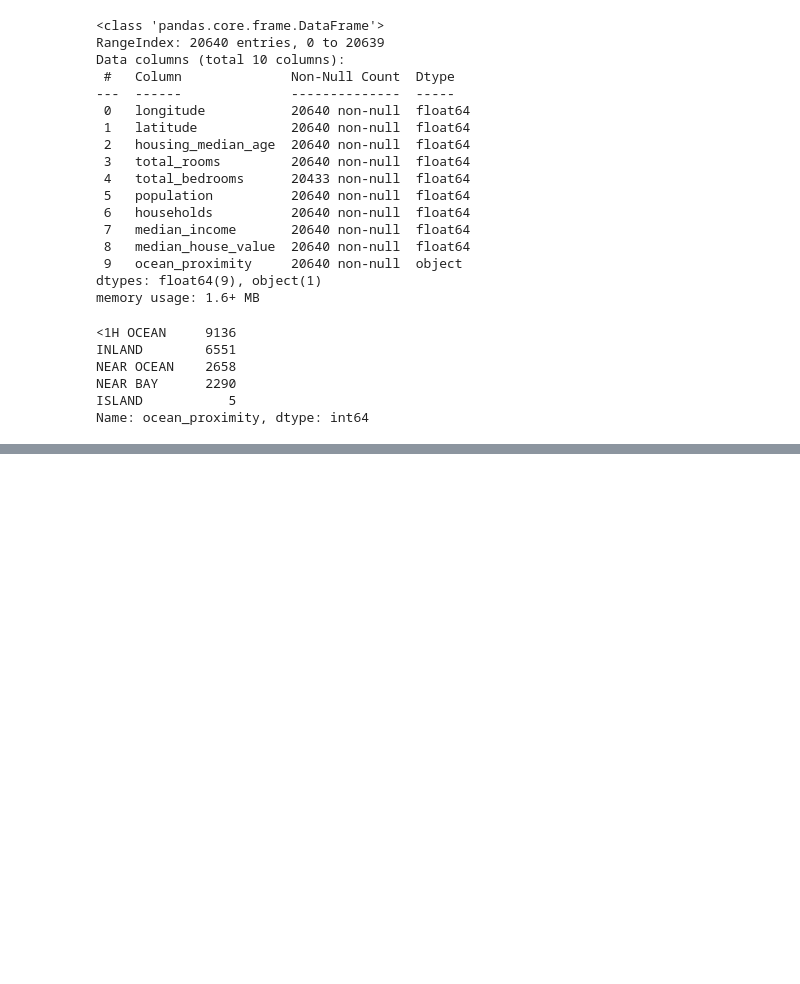
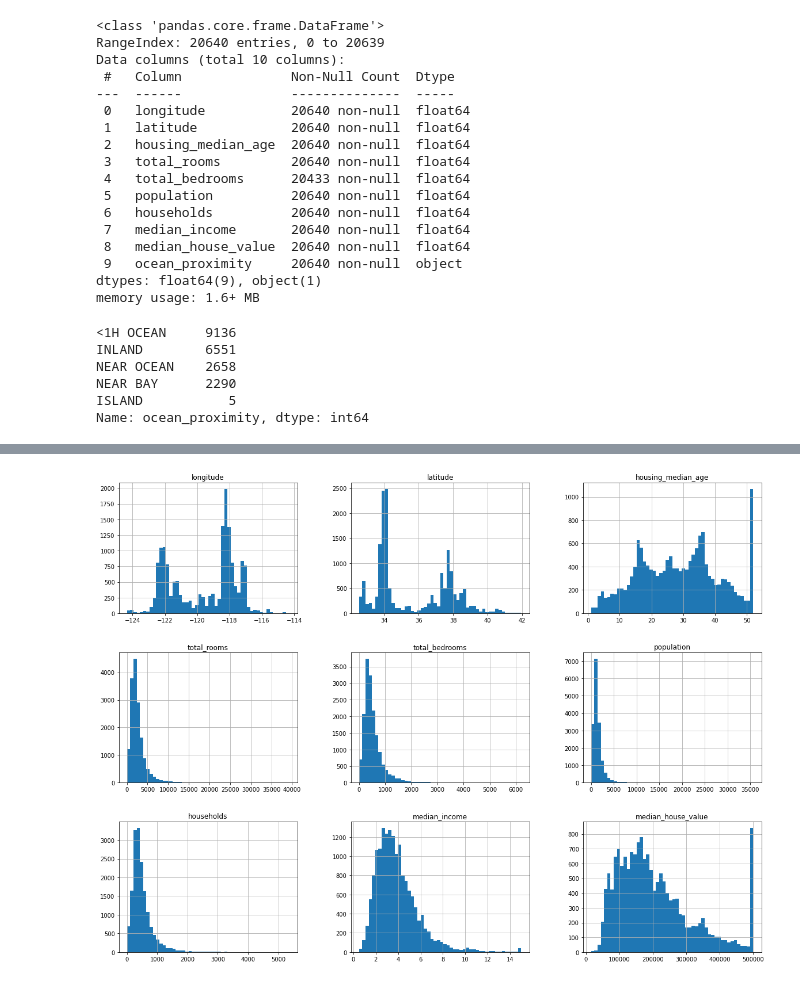
Before and after one commit to taukir-chowdhury/hands_On_ML, a Jupyter notebook: Chapter02_MachineLearning.ipynb, the cells around one changed output, grey strips where cells are left out. Saved outputs shown, nothing was run; the diff lists cells and outputs as text; code cells hidden in the pictures; blank space fills up the shorter version.

```diff
--- a/Chapter02_MachineLearning.ipynb
+++ b/Chapter02_MachineLearning.ipynb
@@ -67,0 +81,8 @@ Name: ocean_proximity, dtype: int64
+# %%
+
+%matplotlib inline
+import matplotlib.pyplot as plt
+housing.hist(bins=50, figsize=(20,15))
+plt.show()
+# %% [output]
+[figure, added]
```
Also changed, not shown: parts of 22 cells of this notebook.
